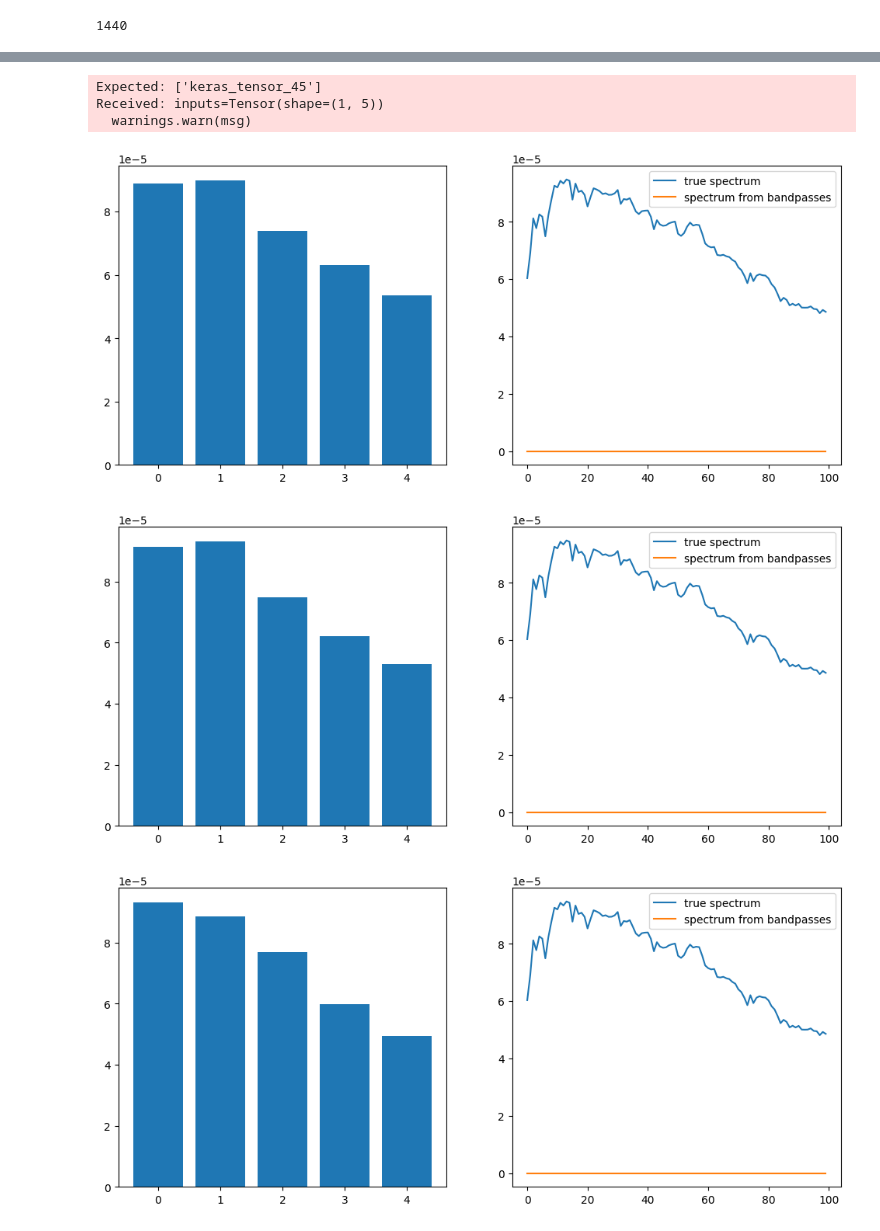
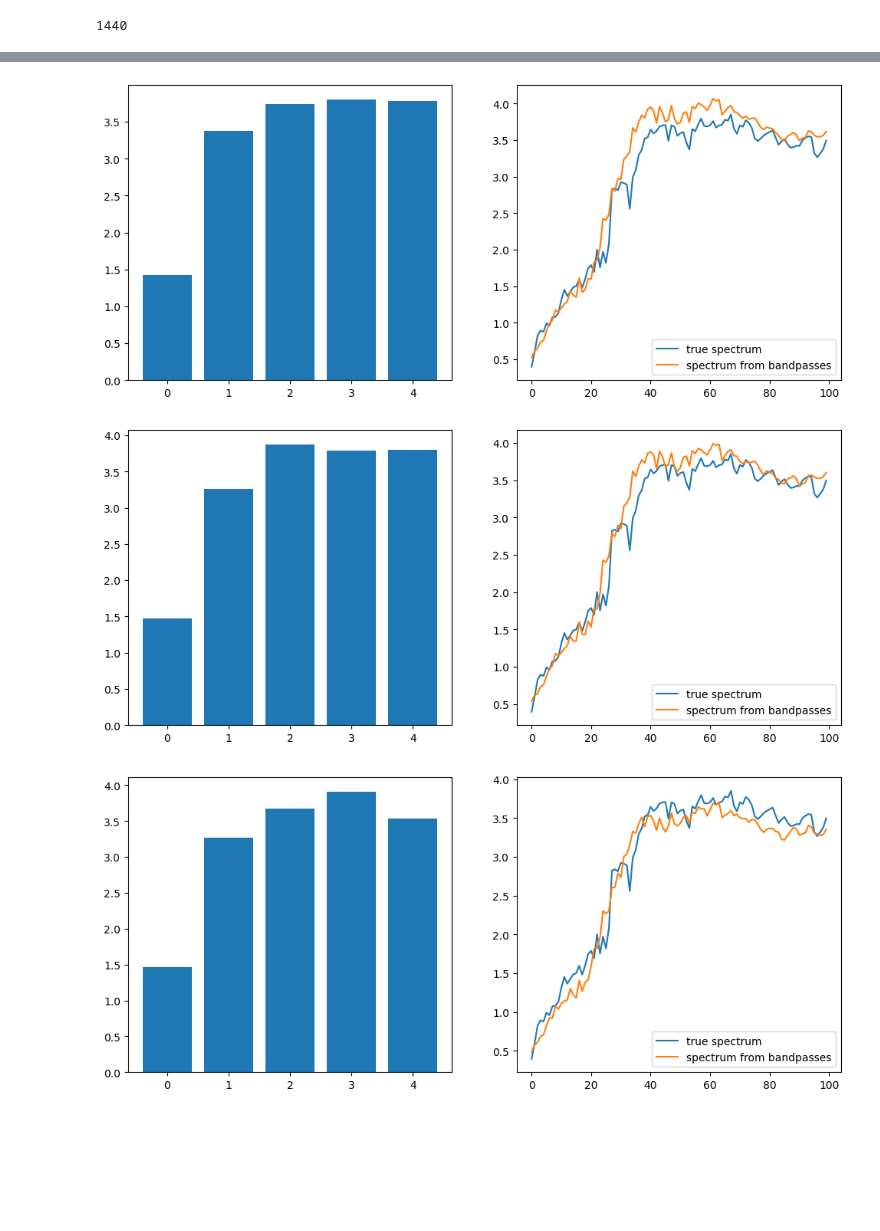
Before and after one commit to astrodeepnet/vae_mpoe, a Jupyter notebook: VAE_HSC_bands.ipynb, the cells around one changed output, grey strips where cells are left out. Saved outputs shown, nothing was run; the diff lists cells and outputs as text; code cells hidden in the pictures; blank space fills up the shorter version.

```diff
--- a/VAE_HSC_bands.ipynb
+++ b/VAE_HSC_bands.ipynb
@@ -234,9 +234,10 @@ for flux_list, params, lr in output_array:
         dataset_rnd.append([perturbed_flux, params, lr])  # Duplicate params as required
 
 
-integrals = np.array([entry[0] for entry in dataset_rnd])  # 2D array of flux values
+integrals = 1e5 * np.array([entry[0] for entry in dataset_rnd])  # 2D array of flux values
 params = np.array([entry[1] for entry in dataset_rnd])  # 2D array of corresponding parameters
+params[:, 1] /= 1e4
 spectra = np.array([entry[2] for entry in dataset_rnd])  # 2D array of corresponding parameters
-spectra = np.array(spectra)
+spectra = 1e5 * np.array(spectra)
 # %% [output]
 1440
@@ -311,7 +308,7 @@ def build_dense_decoder_sp(latent_dim, output_dim):
     #x = layers.Dense(256, activation='relu')(x)
     #x = layers.Dense(256, activation='relu')(x)
     x = layers.Dense(256, activation='relu')(x)
-    outputs = layers.Dense(output_dim[0], activation='sigmoid')(x)
+    outputs = layers.Dense(output_dim[0])(x)
     #outputs = layers.Reshape(output_dim)(x)
 
     decoder = keras.Model(latent_inputs, outputs, name='dense_decoder')
@@ -444,0 +442,12 @@ Epoch 10/10
+# %%
+ii=1126
+for ii in np.arange(ii, ii+10):
+    fig, axs = plt.subplots(1, 2)
+    fig.set_size_inches(12, 5)
+    axs[1].plot(spectra[ii], label="true spectrum")
+    s = spvae(np.reshape(spectra[ii], (1,100)))
+    s = np.reshape(s[0].numpy(),(100,))
+    axs[1].plot(s, label="spectrum from bandpasses")
+    axs[0].plot(range(len(spectra[ii])), spectra[ii])
+    plt.legend()
+    plt.show()
@@ -489,7 +512,7 @@ class BandPassVAE(keras.Model):
         with tf.GradientTape() as tape:
             (z_mean, z_log_var, z, reconstruction) = self.apply(data_in)
             reconstruction_loss = ops.mean(
-                    keras.losses.mean_squared_error(data_out, reconstruction),
+                tf.keras.backend.mean(tf.keras.backend.square((data_out - reconstruction)/data_out))
             )
             kl_loss = -0.5 * (1 + z_log_var - ops.square(z_mean) - ops.exp(z_log_var))
             kl_loss = ops.mean(ops.sum(kl_loss, axis=1))
@@ -559,19 +582,16 @@ Epoch 10/10
 # %%
-ii=1126
+ii=50126
 for ii in np.arange(ii, ii+10):
     fig, axs = plt.subplots(1, 2)
     fig.set_size_inches(12, 5)
     axs[1].plot(spectra[ii], label="true spectrum")
     s = bpvae(np.reshape(integrals[ii], (1,5)))
     s = np.reshape(s[0].numpy(),(100,))
     axs[1].plot(s, label="spectrum from bandpasses")
     axs[0].bar(range(len(integrals[ii])), integrals[ii])
     plt.legend()
     plt.show()
 # %% [output]
-Expected: ['keras_tensor_45']
-Received: inputs=Tensor(shape=(1, 5))
-  warnings.warn(msg)
-[figure, old version]
+[figure, new version]
-[figure, old version]
+[figure, new version]
-[figure, old version]
+[figure, new version]
```
Also changed, not shown: parts of 9 cells of this notebook.
